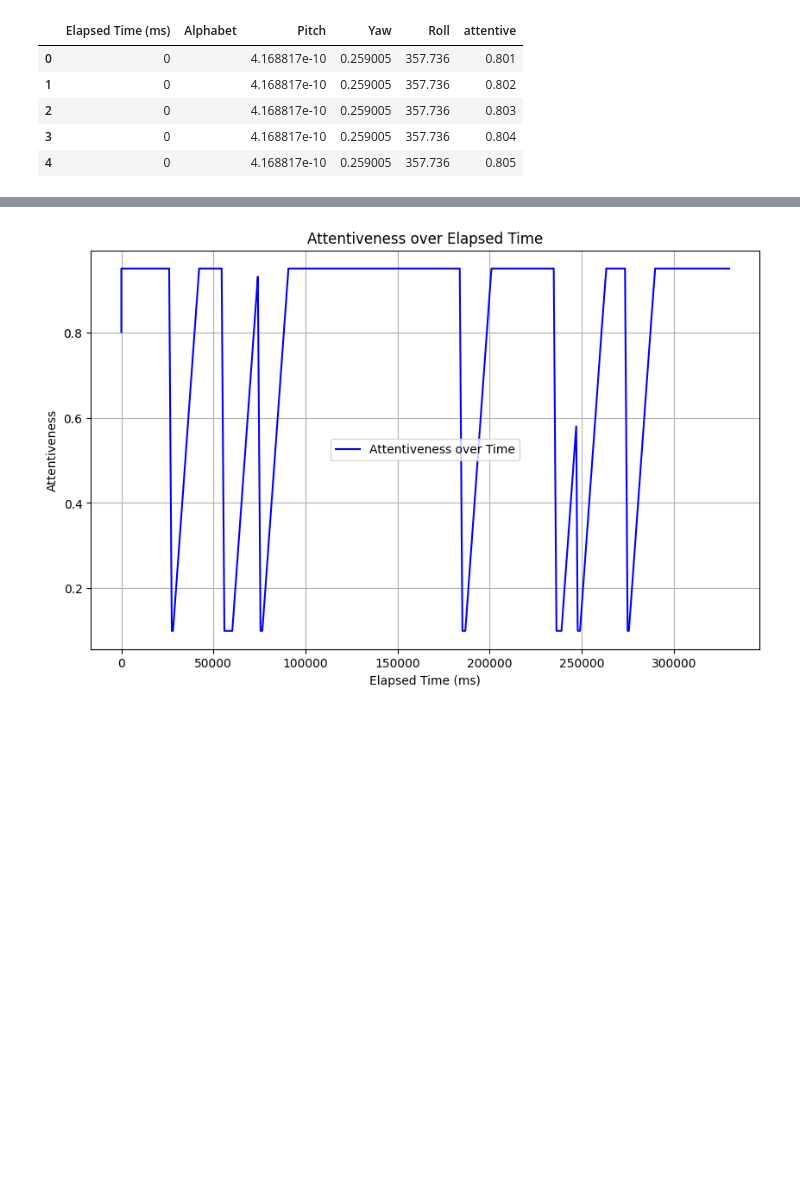
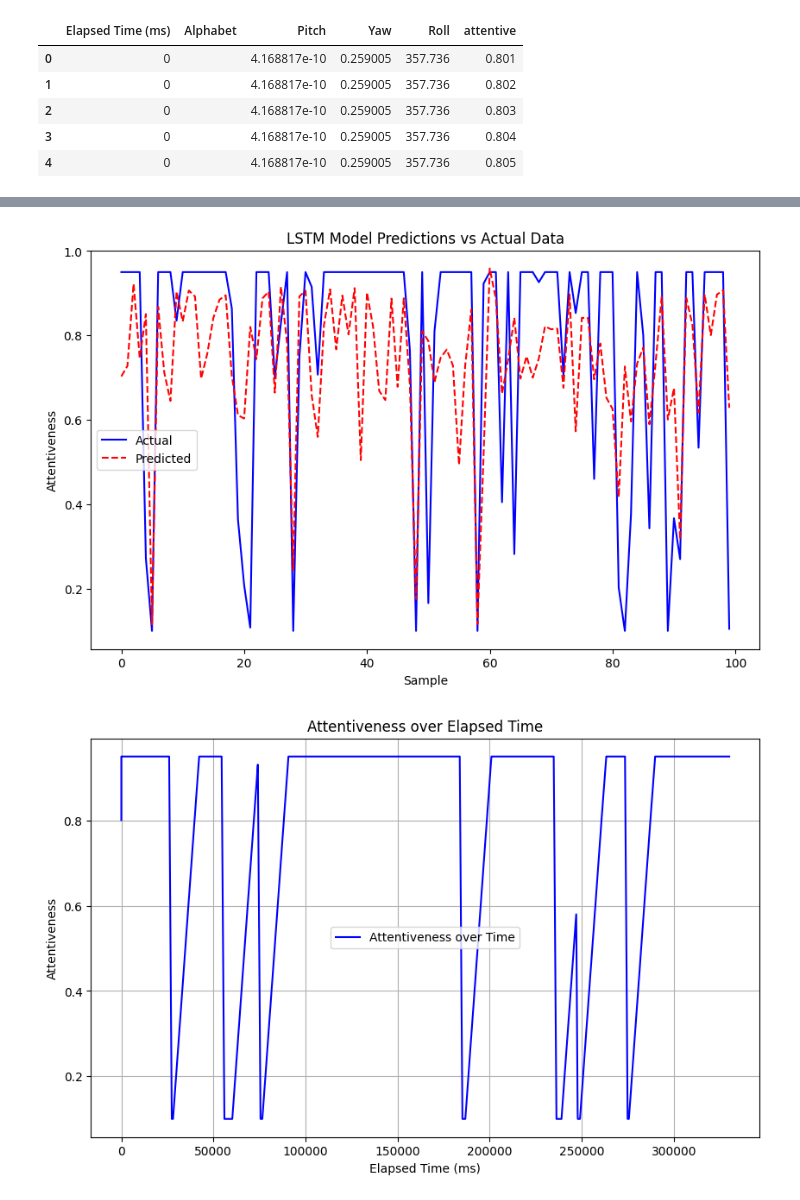
Before and after one commit to Waleed-Mujahid/attentiveness_detection_vr, a Jupyter notebook: lstm/continousLstms.ipynb, the cells around one changed output, grey strips where cells are left out. Drawn from its saved outputs; the diff is of its cells as text; code cells hidden in the pictures; blank space fills up the shorter version.

```diff
--- a/lstm/continousLstms.ipynb
+++ b/lstm/continousLstms.ipynb
@@ -53,0 +111,2 @@ data.to_csv(new_file_path, index=False)
+# %%
+history = model.fit(X_train, y_train, epochs=500, batch_size=32, validation_data=(X_test, y_test), verbose=1)
@@ -53,0 +131,15 @@ data.to_csv(new_file_path, index=False)
+# %%
+import matplotlib.pyplot as plt
+# Make predictions
+predictions = model.predict(X_test)
+
+# Plotting the results
+plt.figure(figsize=(10,6))
+plt.plot(y_test[:100], label='Actual', color='blue')
+plt.plot(predictions[:100], label='Predicted', color='red', linestyle='--')
+plt.title('LSTM Model Predictions vs Actual Data')
+plt.xlabel('Sample')
+plt.ylabel('Attentiveness')
+plt.legend()
+plt.show()
+# %% [output]
@@ -54,3 +147,4 @@ data.to_csv(new_file_path, index=False)
+[figure, added]
 # %%
 import matplotlib.pyplot as plt
 
```
Also changed, not shown: parts of 5 cells of this notebook.
